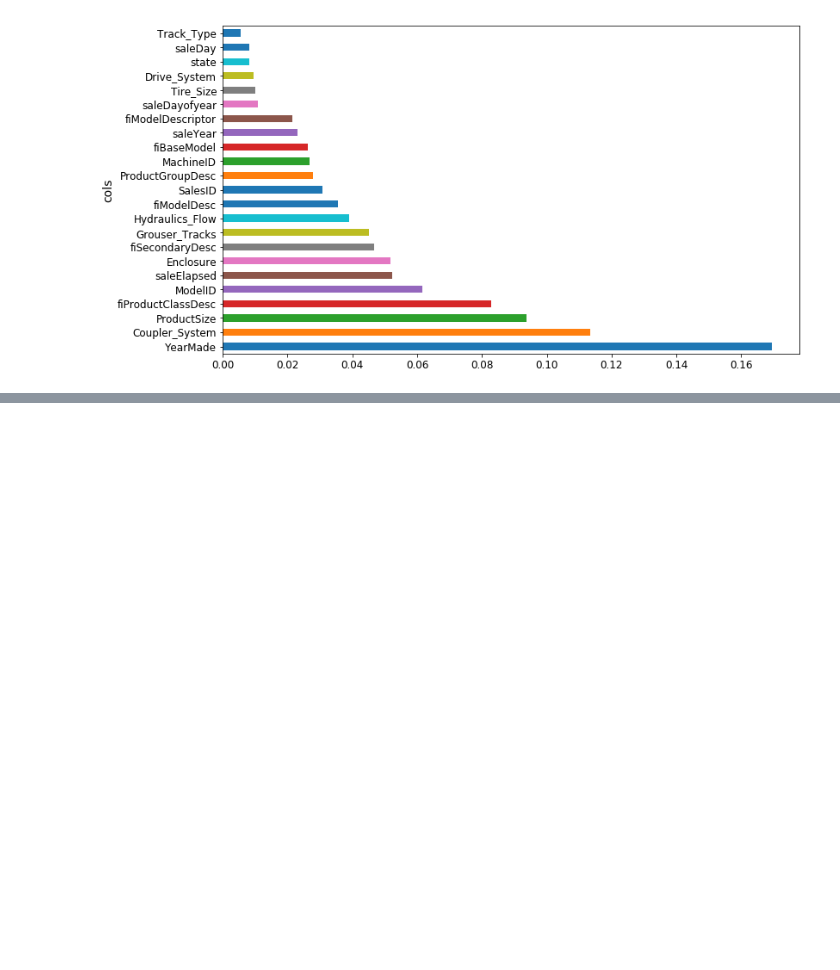
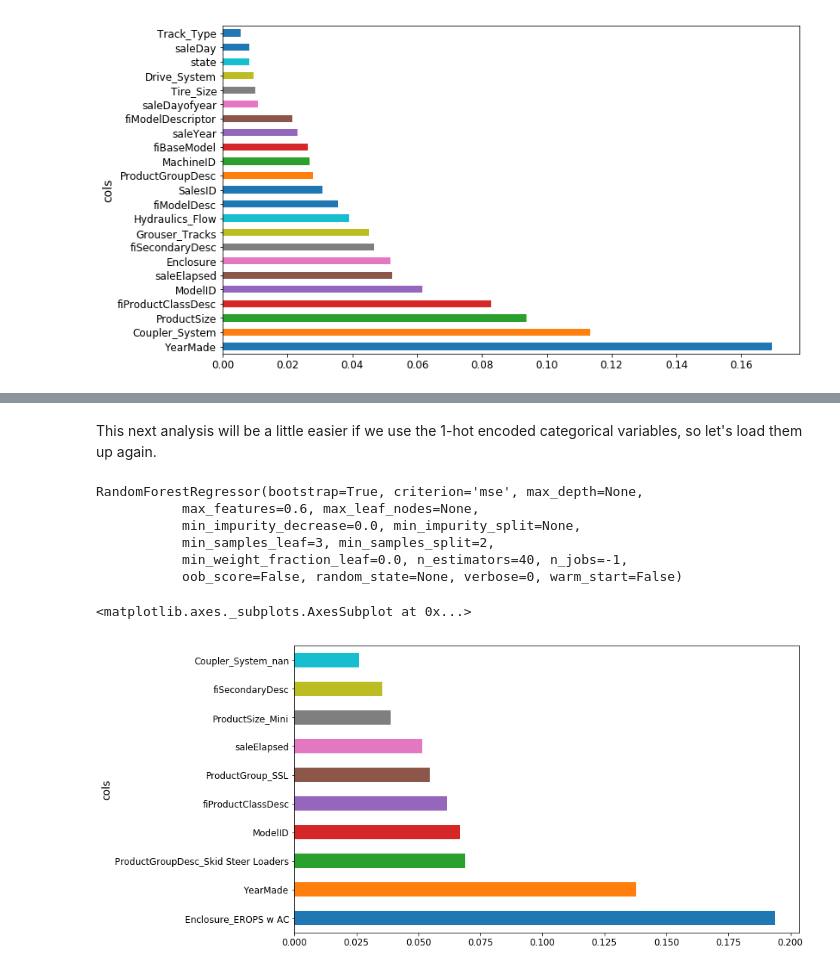
Before and after one commit to Sundragon1993/fastai, a Jupyter notebook: courses/ml1/lesson2-rf_interpretation.ipynb, the cells around one changed output, grey strips where cells are left out. Drawn from its saved outputs; the diff is of its cells as text; code cells hidden in the pictures; blank space fills up the shorter version.

```diff
--- a/courses/ml1/lesson2-rf_interpretation.ipynb
+++ b/courses/ml1/lesson2-rf_interpretation.ipynb
@@ -217,0 +297,3 @@ plot_fi(fi)
+# %%
+df_keep.drop(to_drop, axis=1, inplace=True)
+X_train, X_valid = split_vals(df_keep, n_trn)
@@ -217,0 +309,5 @@ plot_fi(fi)
+# %%
+m = RandomForestRegressor(n_estimators=40, min_samples_leaf=3, max_features=0.5, n_jobs=-1,
+                          oob_score=True)
+m.fit(X_train, y_train)
+print_score(m)
@@ -217,0 +325,20 @@ plot_fi(fi)
+# %% [markdown]
+This next analysis will be a little easier if we use the 1-hot encoded categorical variables, so let's load them up again.
+# %%
+df_trn2, y_trn, nas = proc_df(df_raw, 'SalePrice', max_n_cat=7)
+X_train, X_valid = split_vals(df_trn2, n_trn)
+# %%
+m = RandomForestRegressor(n_estimators=40, min_samples_leaf=3, max_features=0.6, n_jobs=-1)
+m.fit(X_train, y_train)
+# %% [output]
+RandomForestRegressor(bootstrap=True, criterion='mse', max_depth=None,
+           max_features=0.6, max_leaf_nodes=None,
+           min_impurity_decrease=0.0, min_impurity_split=None,
+           min_samples_leaf=3, min_samples_split=2,
+           min_weight_fraction_leaf=0.0, n_estimators=40, n_jobs=-1,
+           oob_score=False, random_state=None, verbose=0, warm_start=False)
+# %%
+plot_fi(rf_feat_importance(m, df_trn2)[:10])
+# %% [output]
+<matplotlib.axes._subplots.AxesSubplot at 0x...>
+[figure, added]
```
Also changed, not shown: parts of 38 cells of this notebook.
